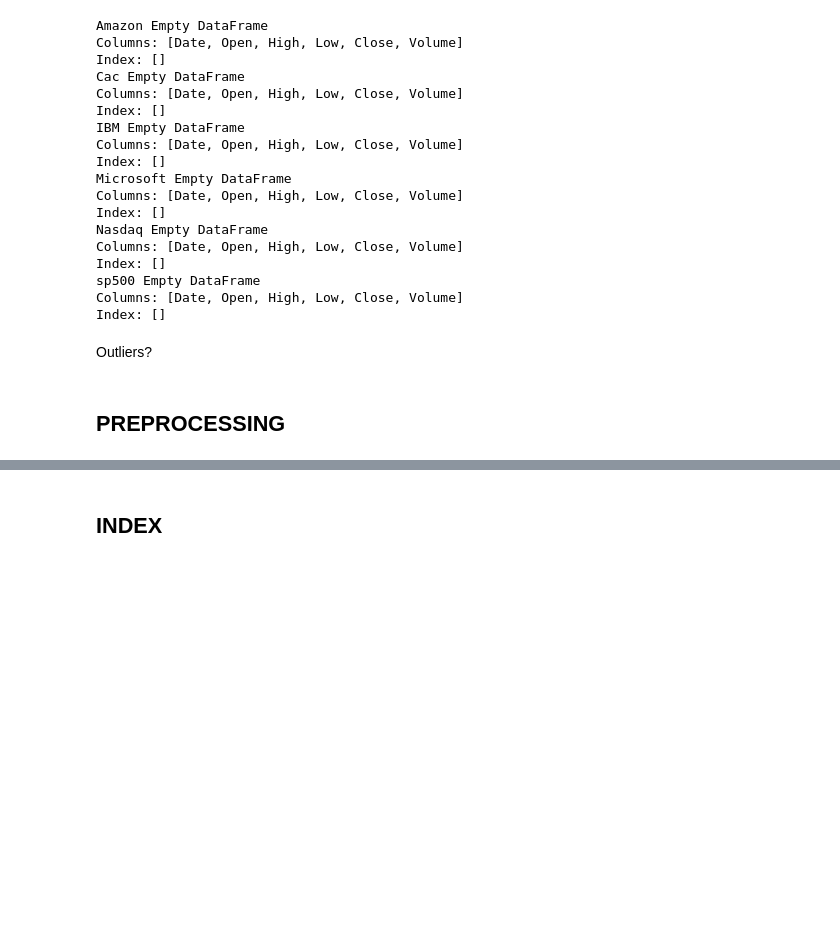
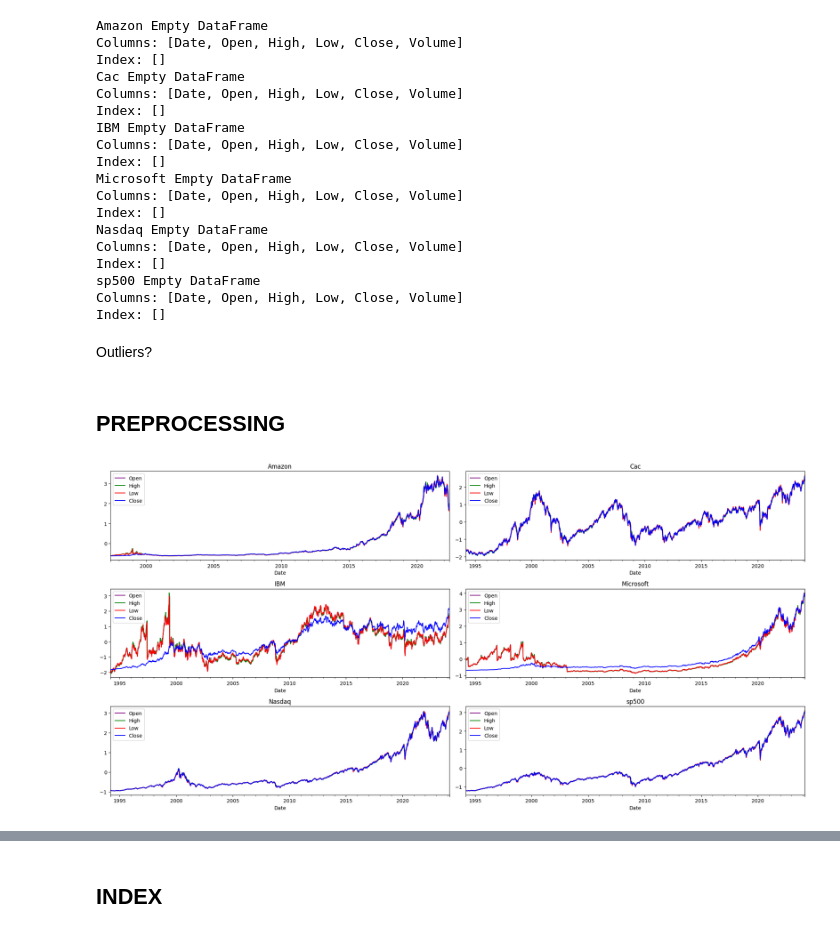
Before and after one commit to elenatomasella/ML, a Jupyter notebook: euklid_coding.ipynb, the cells around one changed output, grey strips where cells are left out. Saved outputs shown, nothing was run; the diff lists cells and outputs as text; code cells hidden in the pictures; blank space fills up the shorter version.

```diff
--- a/euklid_coding.ipynb
+++ b/euklid_coding.ipynb
@@ -278,0 +270,17 @@ Outliers?
+# %%
+#plots with standardized prices
+fig, axs = plt.subplots(3, 2, figsize=(20, 10))
+for i in range(3):
+    for j in range(2):
+        plot_index = i * 2 + j
+        dfs[plot_index].plot(x='Date', y='Open', ax=axs[i, j], color = 'purple')
+        dfs[plot_index].plot(x='Date', y='High', ax=axs[i, j], color = 'green')
+        dfs[plot_index].plot(x='Date', y='Low', ax=axs[i, j], color = 'red')
+        dfs[plot_index].plot(x='Date', y='Close', ax=axs[i, j], color = 'blue')
+        axs[i, j].set_title(f'{dfs_names[plot_index]}')
+        axs[i, j].set_xlabel('Date')
+
+plt.tight_layout()
+plt.show()
+# %% [output]
+[figure, added]
```
Also changed, not shown: parts of 26 cells of this notebook.
